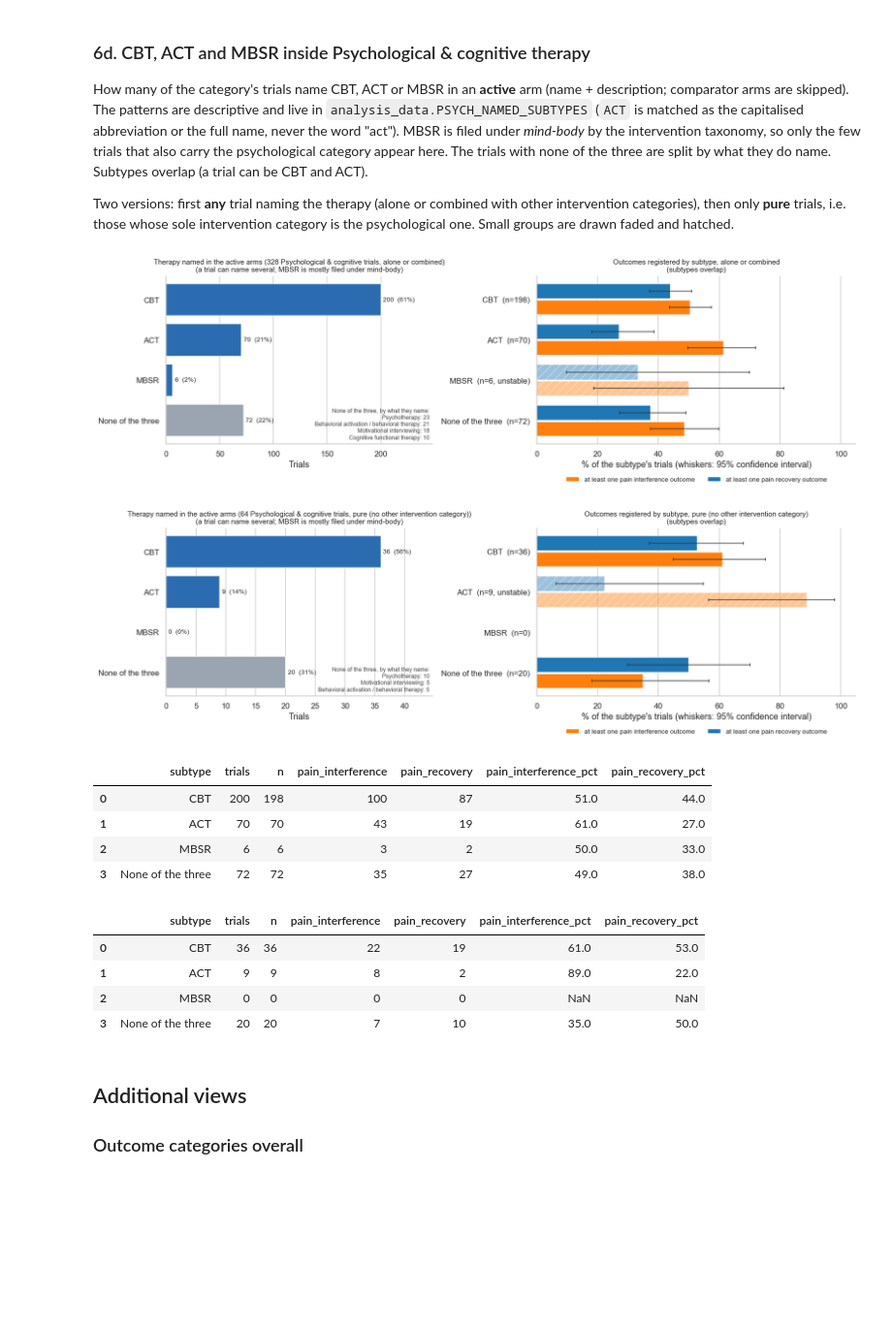
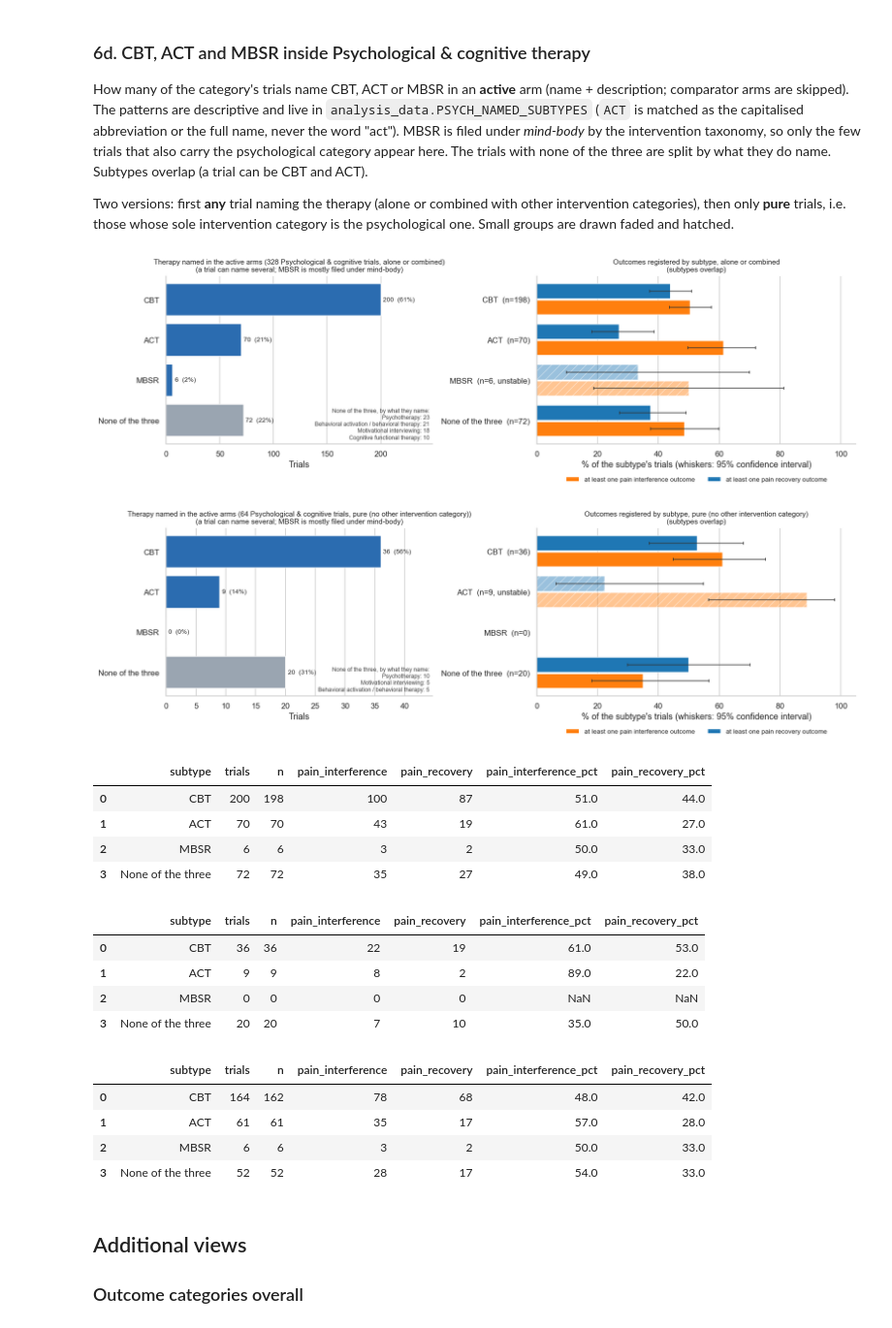
Before and after one commit to talmorya/primary-outcome-analysis, a Jupyter notebook: chronic_pain_condition_addition/analysis/outcome_analysis.ipynb, the cells around one changed output. Shown at 97% size. Cells and saved outputs as stored; diff of their text form; code cells hidden in the pictures; blank space fills up the shorter version.

Commit message:
Explain all/alone/combined groups, add pure-vs-combined subtype table to the results summary
Co-authored-by: Cursor <cursoragent@cursor.com>

```diff
--- a/chronic_pain_condition_addition/analysis/outcome_analysis.ipynb
+++ b/chronic_pain_condition_addition/analysis/outcome_analysis.ipynb
@@ -310,29 +310,39 @@ Two versions: first **any** trial naming the therapy (alone or combined with oth
 # %%
 show(ap.plot_psych_subtypes(studies, outcomes), "fig17_psychological_subtypes")
 show(ap.plot_psych_subtypes(studies, outcomes, pure_only=True), "fig18_psychological_subtypes_pure")
 sub_tab = ad.subtype_outcome_table(studies, outcomes)
 for col in ("pain_interference", "pain_recovery"):
     sub_tab[f"{col}_pct"] = (100 * sub_tab[col] / sub_tab["n"]).round(0)
 ap.save_table(sub_tab, "tab17_psychological_subtypes", index=False)
 display(sub_tab)
 sub_pure = ad.subtype_outcome_table(studies, outcomes, pure_only=True)
 for col in ("pain_interference", "pain_recovery"):
     sub_pure[f"{col}_pct"] = (100 * sub_pure[col] / sub_pure["n"]).round(0)
 ap.save_table(sub_pure, "tab18_psychological_subtypes_pure", index=False)
 display(sub_pure)
+sub_comb = ad.subtype_outcome_table(studies, outcomes, combined_only=True)
+for col in ("pain_interference", "pain_recovery"):
+    sub_comb[f"{col}_pct"] = (100 * sub_comb[col] / sub_comb["n"]).round(0)
+ap.save_table(sub_comb, "tab19_psychological_subtypes_combined", index=False)
+display(sub_comb)
 # %% [output]
 [figure]
 [figure]
 |  | subtype | trials | n | pain_interference | pain_recovery | pain_interference_pct | pain_recovery_pct |
 | 0 | CBT | 200 | 198 | 100 | 87 | 51.0 | 44.0 |
 | 1 | ACT | 70 | 70 | 43 | 19 | 61.0 | 27.0 |
 | 2 | MBSR | 6 | 6 | 3 | 2 | 50.0 | 33.0 |
 | 3 | None of the three | 72 | 72 | 35 | 27 | 49.0 | 38.0 |
 |  | subtype | trials | n | pain_interference | pain_recovery | pain_interference_pct | pain_recovery_pct |
 | 0 | CBT | 36 | 36 | 22 | 19 | 61.0 | 53.0 |
 | 1 | ACT | 9 | 9 | 8 | 2 | 89.0 | 22.0 |
 | 2 | MBSR | 0 | 0 | 0 | 0 | NaN | NaN |
 | 3 | None of the three | 20 | 20 | 7 | 10 | 35.0 | 50.0 |
+|  | subtype | trials | n | pain_interference | pain_recovery | pain_interference_pct | pain_recovery_pct |
+| 0 | CBT | 164 | 162 | 78 | 68 | 48.0 | 42.0 |
+| 1 | ACT | 61 | 61 | 35 | 17 | 57.0 | 28.0 |
+| 2 | MBSR | 6 | 6 | 3 | 2 | 50.0 | 33.0 |
+| 3 | None of the three | 52 | 52 | 28 | 17 | 54.0 | 33.0 |
 # %% [markdown]
 ## Additional views
 
```
Also changed, not shown: parts of 1 cell of this notebook, 49 other files.
